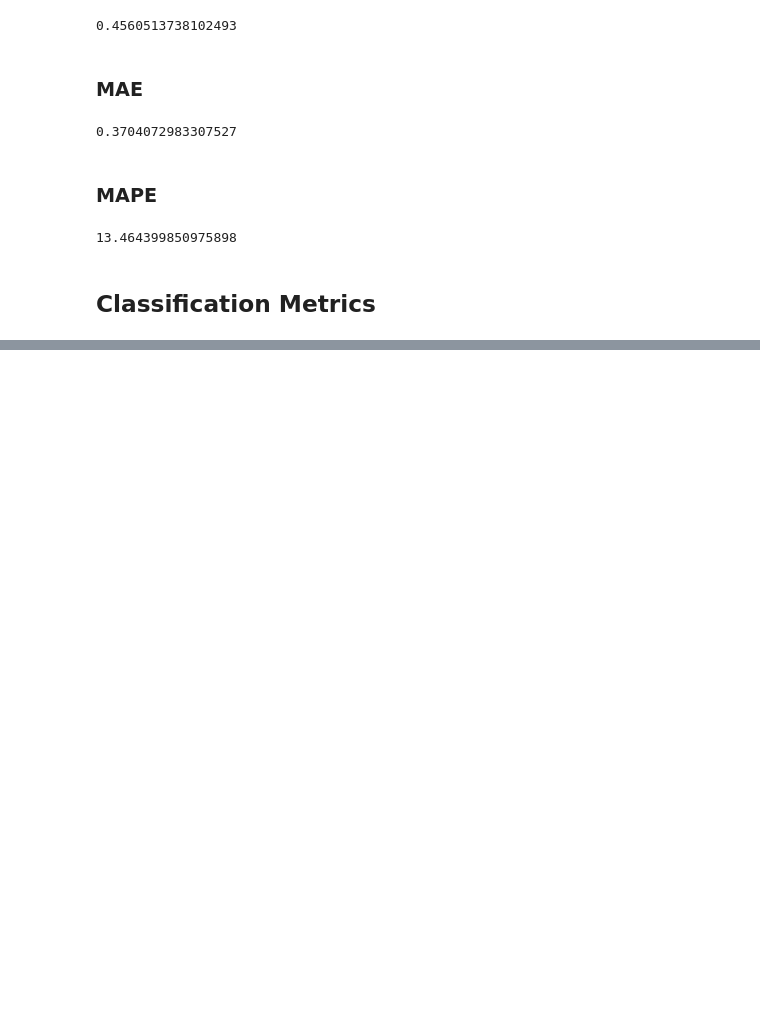
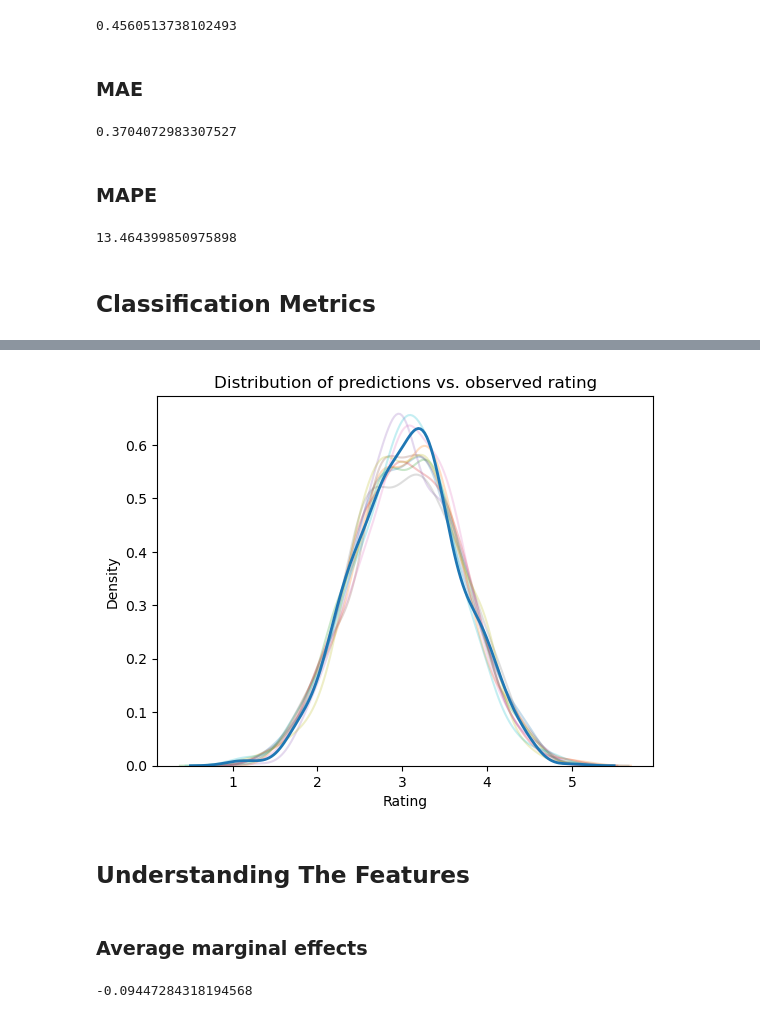
Before and after one commit to m-clark/book-of-models, a Jupyter notebook: python_chapter_notebooks/03_knowing_your_models.ipynb, the cells around one changed output, grey strips where cells are left out. Drawn from its saved outputs; the diff is of its cells as text; code cells hidden in the pictures; blank space fills up the shorter version.

```diff
--- a/python_chapter_notebooks/03_knowing_your_models.ipynb
+++ b/python_chapter_notebooks/03_knowing_your_models.ipynb
@@ -84,0 +271,52 @@ mean_absolute_percentage_error(df_test.rating, predictions) * 100
+# %%
+# get the model parameters
+pp = model_lr_train.model.get_distribution(
+    params = model_lr_train.params,
+    scale  = model_lr_train.scale,
+    exog   = model_lr_train.model.exog
+)
+
+# Generate 10 simulated predictive distributions
+pp_samples = [pp.rvs() for _ in range(10)]
+
+# Plot the distribution of pp_samples
+for sample in pp_samples:
+    sns.kdeplot(sample, label='pp.rvs()', alpha=0.25)
+
+# Overlay the density plot of df_train.rating
+sns.kdeplot(
+    df_train.rating.to_numpy(),
+    label='df_train.rating',
+    linewidth=2
+)
+
+plt.xlabel('Rating')
+plt.ylabel('Density')
+plt.title('Distribution of predictions vs. observed rating')
+plt.show()
+# %% [output]
+[figure, added]
+# %% [markdown]
+## Understanding The Features
+# %% [markdown]
+### Average marginal effects
+# %%
+fudge_factor = 1e-3
+
+fudge_plus = model_class_train.predict(
+    df_train.assign(
+        word_count_sc = df_train.word_count_sc + fudge_factor/2
+    )
+)
+
+fudge_minus = model_class_train.predict(
+    df_train.assign(
+        word_count_sc = df_train.word_count_sc - fudge_factor/2
+    )
+)
+
+marginal_effect = np.mean(fudge_plus - fudge_minus) / fudge_factor
+
+marginal_effect
+# %% [output]
+-0.09447284318194568
```
Also changed, not shown: parts of 26 cells of this notebook, 3 other files.
